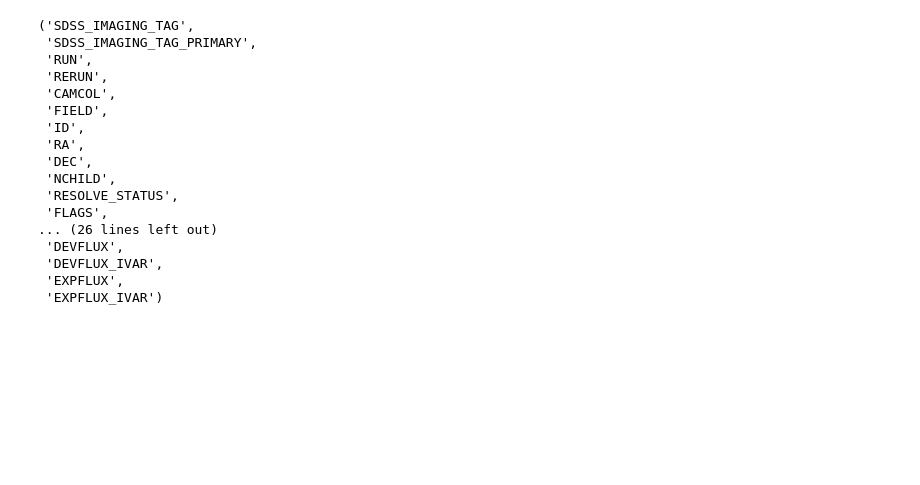
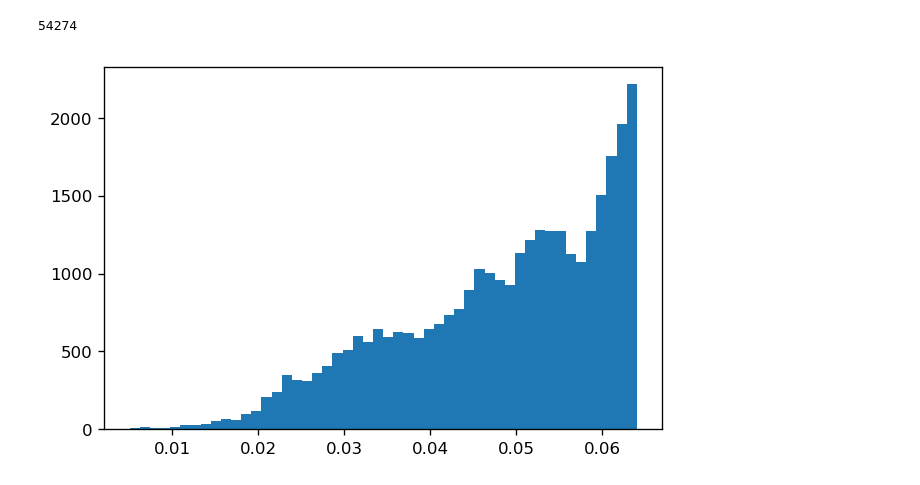
Before and after one commit to harrydesmond/halos-galaxies, a Jupyter notebook: src/19-07-17_TestNYUsurevy.ipynb, the cells around one changed output. Drawn from its saved outputs; the diff is of its cells as text; code cells hidden in the pictures; blank space fills up the shorter version.

```diff
--- a/src/19-07-17_TestNYUsurevy.ipynb
+++ b/src/19-07-17_TestNYUsurevy.ipynb
@@ -9,20 +9,0 @@ survey = fits.open("../Data/object_sdss_imaging.fits")[1].data
-# %%
-survey.dtype.names
-# %% [output]
-('SDSS_IMAGING_TAG',
- 'SDSS_IMAGING_TAG_PRIMARY',
- 'RUN',
- 'RERUN',
- 'CAMCOL',
- 'FIELD',
- 'ID',
- 'RA',
- 'DEC',
- 'NCHILD',
- 'RESOLVE_STATUS',
- 'FLAGS',
-... (26 lines left out)
- 'DEVFLUX',
- 'DEVFLUX_IVAR',
- 'EXPFLUX',
- 'EXPFLUX_IVAR')
@@ -29,2 +51,12 @@ survey.dtype.names
+# %%
+MAG.size
+# %% [output]
+54274
+# %%
+plt.figure(dpi=120)
+plt.hist(Z, bins='auto')
+plt.show()
+# %% [output]
+[figure, added]
 # %%
 hp.mollview(np.zeros(12), rot=[180, 0, 0])
```
Also changed, not shown: parts of 5 cells of this notebook, 3 other files.
